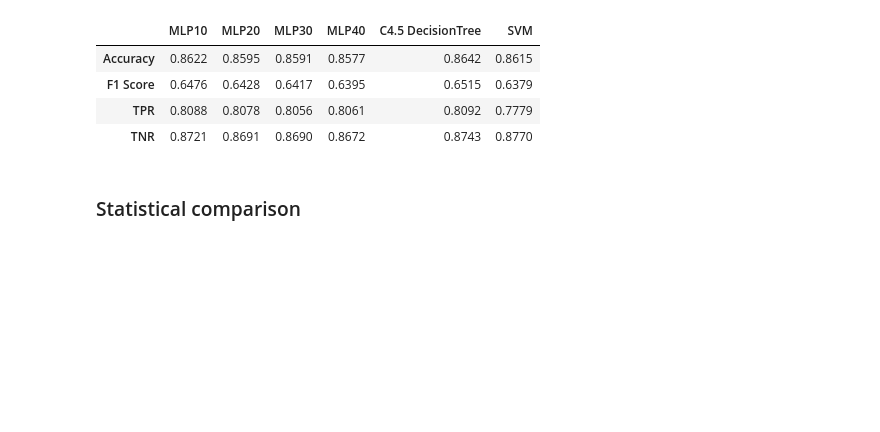
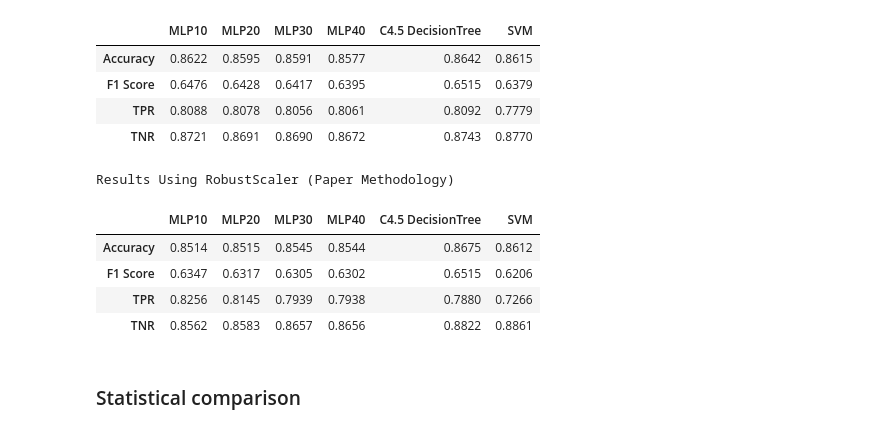
Before and after one commit to Engelbert107/Online-Shoppers-Purchase-Prediction, a Jupyter notebook: notebook/notebook_ospi-moai.ipynb, the cells around one changed output. Drawn from its saved outputs; the diff is of its cells as text; code cells hidden in the pictures; blank space fills up the shorter version.

```diff
--- a/notebook/notebook_ospi-moai.ipynb
+++ b/notebook/notebook_ospi-moai.ipynb
@@ -1353,8 +1353,8 @@ class MRMRSelector(BaseEstimator, TransformerMixin):
 
 preprocessor = ColumnTransformer(
     transformers=[
-        ("num", StandardScaler(), numeric_cols),
-        # ("num", RobustScaler(), numeric_cols),
+        # ("num", StandardScaler(), numeric_cols),
+        ("num", RobustScaler(), numeric_cols),
         ("bool", BooleanEncoder(), bool_cols),
         ("cat", OneHotEncoder(handle_unknown="ignore", sparse_output=True), categorical_cols)
     ]
@@ -1830,15 +1828,15 @@ svm = SVC(
 # Pipelines
 
 pipelines_mlp = {
-    "MLP10": Pipeline([("prep", preprocessor), ("mrmr", MRMRSelector(n_features=13)), ("smote", SMOTE(random_state=25)), ("clf", mlp10)]),
-    "MLP20": Pipeline([("prep", preprocessor), ("mrmr", MRMRSelector(n_features=13)), ("smote", SMOTE(random_state=25)), ("clf", mlp20)]),
-    "MLP30": Pipeline([("prep", preprocessor), ("mrmr", MRMRSelector(n_features=13)), ("smote", SMOTE(random_state=25)), ("clf", mlp30)]),
-    "MLP40": Pipeline([("prep", preprocessor), ("mrmr", MRMRSelector(n_features=13)), ("smote", SMOTE(random_state=25)), ("clf", mlp40)])
+    "MLP10": Pipeline([("prep", preprocessor), ("mrmr", MRMRSelector(n_features=32)), ("smote", SMOTE(random_state=25)), ("clf", mlp10)]),
+    "MLP20": Pipeline([("prep", preprocessor), ("mrmr", MRMRSelector(n_features=32)), ("smote", SMOTE(random_state=25)), ("clf", mlp20)]),
+    "MLP30": Pipeline([("prep", preprocessor), ("mrmr", MRMRSelector(n_features=32)), ("smote", SMOTE(random_state=25)), ("clf", mlp30)]),
+    "MLP40": Pipeline([("prep", preprocessor), ("mrmr", MRMRSelector(n_features=32)), ("smote", SMOTE(random_state=25)), ("clf", mlp40)])
 }
 
 pipelines_dtsvm = {
-    "C4.5 DecisionTree": Pipeline([("prep", preprocessor), ("mrmr", MRMRSelector(n_features=13)), ("smote", SMOTE(random_state=25)), ("clf", dt)]),
-    "SVM": Pipeline([("prep", preprocessor), ("mrmr", MRMRSelector(n_features=13)), ("smote", SMOTE(random_state=25)), ("clf", svm)])
+    "C4.5 DecisionTree": Pipeline([("prep", preprocessor), ("mrmr", MRMRSelector(n_features=32)), ("smote", SMOTE(random_state=25)), ("clf", dt)]),
+    "SVM": Pipeline([("prep", preprocessor), ("mrmr", MRMRSelector(n_features=32)), ("smote", SMOTE(random_state=25)), ("clf", svm)])
 }
 # %%
 """ 100 repeated experiments - MLP 10-40 Neurons """
@@ -1926,6 +1924,42 @@ Results Using StandardScaler (Paper Methodology)
 | F1 Score | 0.6476 | 0.6428 | 0.6417 | 0.6395 | 0.6515 | 0.6379 |
 | TPR | 0.8088 | 0.8078 | 0.8056 | 0.8061 | 0.8092 | 0.7779 |
 | TNR | 0.8721 | 0.8691 | 0.8690 | 0.8672 | 0.8743 | 0.8770 |
+# %%
+# Aggregate results
+summary = {}
+
+for model, scores in results.items():
+    scores = np.array(scores)
+    summary[model] = {
+        "Accuracy": (scores[:,0].mean()),
+        "F1 Score":       (scores[:,1].mean()),
+        "TPR":      (scores[:,2].mean()),
+        "TNR":      (scores[:,3].mean())
+    }
+
+df_summary = pd.DataFrame(summary)
+
+paper_robust_df = (
+    df_summary.style
+        .highlight_max(axis=1, color="green")
+        .format("{:.4f}")
+        .set_caption("Results Using RobustScaler (Paper Methodology)")
+        .set_table_styles([
+            {"selector": "caption",
+             "props": [("font-size", "18px"),
+                       ("font-weight", "bold"),
+                       ("text-align", "center")]}
+        ])
+)
+
+paper_robust_df
+# %% [output]
+Results Using RobustScaler (Paper Methodology)
+|  | MLP10 | MLP20 | MLP30 | MLP40 | C4.5 DecisionTree | SVM |
+| Accuracy | 0.8514 | 0.8515 | 0.8545 | 0.8544 | 0.8675 | 0.8612 |
+| F1 Score | 0.6347 | 0.6317 | 0.6305 | 0.6302 | 0.6515 | 0.6206 |
+| TPR | 0.8256 | 0.8145 | 0.7939 | 0.7938 | 0.7880 | 0.7266 |
+| TNR | 0.8562 | 0.8583 | 0.8657 | 0.8656 | 0.8822 | 0.8861 |
 # %% [markdown]
 ### Statistical comparison
 # %%
```
Also changed, not shown: parts of 15 cells of this notebook.
